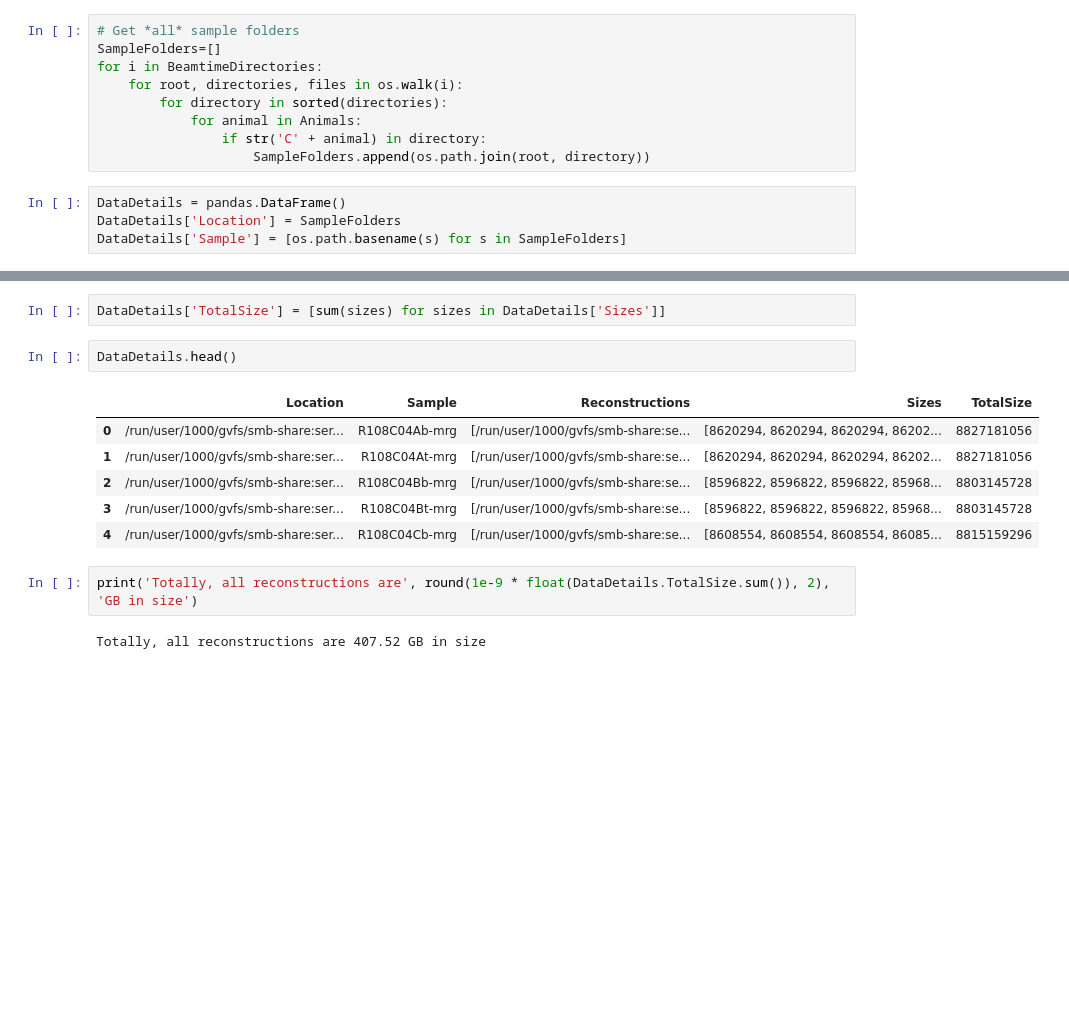
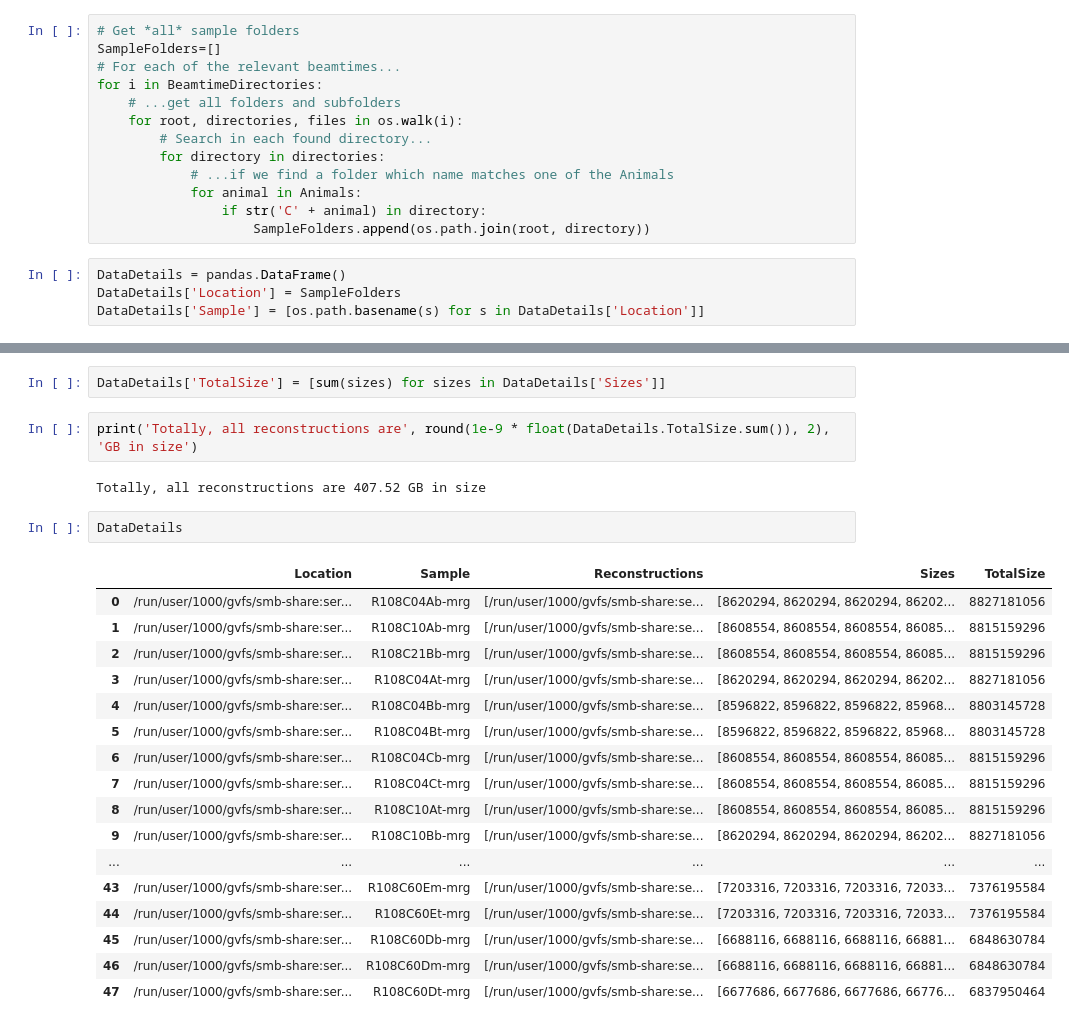
Before and after one commit to habi/acinar-analysis, a Jupyter notebook: DataSizeBragging.ipynb, the cells around one changed output, grey strips where cells are left out. Cells and saved outputs as stored; diff of their text form; blank space fills up the shorter version.

Commit message:
Filter out all the non-relevant folders
So that we don't get size 0 for certain entries in the dataframe

```diff
--- a/DataSizeBragging.ipynb
+++ b/DataSizeBragging.ipynb
@@ -93,32 +93,47 @@ BeamtimeDirectories = {os.path.dirname(i) for i in SampleDirectories}
 # %%
 # Get *all* sample folders
 SampleFolders=[]
+# For each of the relevant beamtimes...
 for i in BeamtimeDirectories:
+    # ...get all folders and subfolders
     for root, directories, files in os.walk(i):
-        for directory in sorted(directories):
+        # Search in each found directory...
+        for directory in directories:
+            # ...if we find a folder which name matches one of the Animals
             for animal in Animals:
                 if str('C' + animal) in directory:
                     SampleFolders.append(os.path.join(root, directory))
 # %%
 DataDetails = pandas.DataFrame()
 DataDetails['Location'] = SampleFolders
-DataDetails['Sample'] = [os.path.basename(s) for s in SampleFolders]
+DataDetails['Sample'] = [os.path.basename(s) for s in DataDetails['Location']]
 # %%
 DataDetails['Reconstructions'] = [glob.glob(os.path.join(l, '*rec*bit*', '*.tif')) for l in DataDetails['Location']]
 # %%
 DataDetails['Sizes'] = [[os.stat(rec).st_size for rec in recs] for recs in DataDetails['Reconstructions']]
 # %%
 DataDetails['TotalSize'] = [sum(sizes) for sizes in DataDetails['Sizes']]
-# %%
-DataDetails.head()
-# %% [output]
-|  | Location | Sample | Reconstructions | Sizes | TotalSize |
-| 0 | /run/user/1000/gvfs/smb-share:ser... | R108C04Ab-mrg | [/run/user/1000/gvfs/smb-share:se... | [8620294, 8620294, 8620294, 86202... | 8827181056 |
-| 1 | /run/user/1000/gvfs/smb-share:ser... | R108C04At-mrg | [/run/user/1000/gvfs/smb-share:se... | [8620294, 8620294, 8620294, 86202... | 8827181056 |
-| 2 | /run/user/1000/gvfs/smb-share:ser... | R108C04Bb-mrg | [/run/user/1000/gvfs/smb-share:se... | [8596822, 8596822, 8596822, 85968... | 8803145728 |
-| 3 | /run/user/1000/gvfs/smb-share:ser... | R108C04Bt-mrg | [/run/user/1000/gvfs/smb-share:se... | [8596822, 8596822, 8596822, 85968... | 8803145728 |
-| 4 | /run/user/1000/gvfs/smb-share:ser... | R108C04Cb-mrg | [/run/user/1000/gvfs/smb-share:se... | [8608554, 8608554, 8608554, 86085... | 8815159296 |
 # %%
 print('Totally, all reconstructions are', round(1e-9 * float(DataDetails.TotalSize.sum()), 2), 'GB in size')
 # %% [output]
 Totally, all reconstructions are 407.52 GB in size
+# %%
+DataDetails
+# %% [output]
+|  | Location | Sample | Reconstructions | Sizes | TotalSize |
+| 0 | /run/user/1000/gvfs/smb-share:ser... | R108C04Ab-mrg | [/run/user/1000/gvfs/smb-share:se... | [8620294, 8620294, 8620294, 86202... | 8827181056 |
+| 1 | /run/user/1000/gvfs/smb-share:ser... | R108C10Ab-mrg | [/run/user/1000/gvfs/smb-share:se... | [8608554, 8608554, 8608554, 86085... | 8815159296 |
+| 2 | /run/user/1000/gvfs/smb-share:ser... | R108C21Bb-mrg | [/run/user/1000/gvfs/smb-share:se... | [8608554, 8608554, 8608554, 86085... | 8815159296 |
+| 3 | /run/user/1000/gvfs/smb-share:ser... | R108C04At-mrg | [/run/user/1000/gvfs/smb-share:se... | [8620294, 8620294, 8620294, 86202... | 8827181056 |
+| 4 | /run/user/1000/gvfs/smb-share:ser... | R108C04Bb-mrg | [/run/user/1000/gvfs/smb-share:se... | [8596822, 8596822, 8596822, 85968... | 8803145728 |
+| 5 | /run/user/1000/gvfs/smb-share:ser... | R108C04Bt-mrg | [/run/user/1000/gvfs/smb-share:se... | [8596822, 8596822, 8596822, 85968... | 8803145728 |
+| 6 | /run/user/1000/gvfs/smb-share:ser... | R108C04Cb-mrg | [/run/user/1000/gvfs/smb-share:se... | [8608554, 8608554, 8608554, 86085... | 8815159296 |
+| 7 | /run/user/1000/gvfs/smb-share:ser... | R108C04Ct-mrg | [/run/user/1000/gvfs/smb-share:se... | [8608554, 8608554, 8608554, 86085... | 8815159296 |
+| 8 | /run/user/1000/gvfs/smb-share:ser... | R108C10At-mrg | [/run/user/1000/gvfs/smb-share:se... | [8608554, 8608554, 8608554, 86085... | 8815159296 |
+| 9 | /run/user/1000/gvfs/smb-share:ser... | R108C10Bb-mrg | [/run/user/1000/gvfs/smb-share:se... | [8620294, 8620294, 8620294, 86202... | 8827181056 |
+| ... | ... | ... | ... | ... | ... |
+| 43 | /run/user/1000/gvfs/smb-share:ser... | R108C60Em-mrg | [/run/user/1000/gvfs/smb-share:se... | [7203316, 7203316, 7203316, 72033... | 7376195584 |
+| 44 | /run/user/1000/gvfs/smb-share:ser... | R108C60Et-mrg | [/run/user/1000/gvfs/smb-share:se... | [7203316, 7203316, 7203316, 72033... | 7376195584 |
+| 45 | /run/user/1000/gvfs/smb-share:ser... | R108C60Db-mrg | [/run/user/1000/gvfs/smb-share:se... | [6688116, 6688116, 6688116, 66881... | 6848630784 |
+| 46 | /run/user/1000/gvfs/smb-share:ser... | R108C60Dm-mrg | [/run/user/1000/gvfs/smb-share:se... | [6688116, 6688116, 6688116, 66881... | 6848630784 |
+| 47 | /run/user/1000/gvfs/smb-share:ser... | R108C60Dt-mrg | [/run/user/1000/gvfs/smb-share:se... | [6677686, 6677686, 6677686, 66776... | 6837950464 |
```
Also changed, not shown: parts of 4 cells of this notebook.
